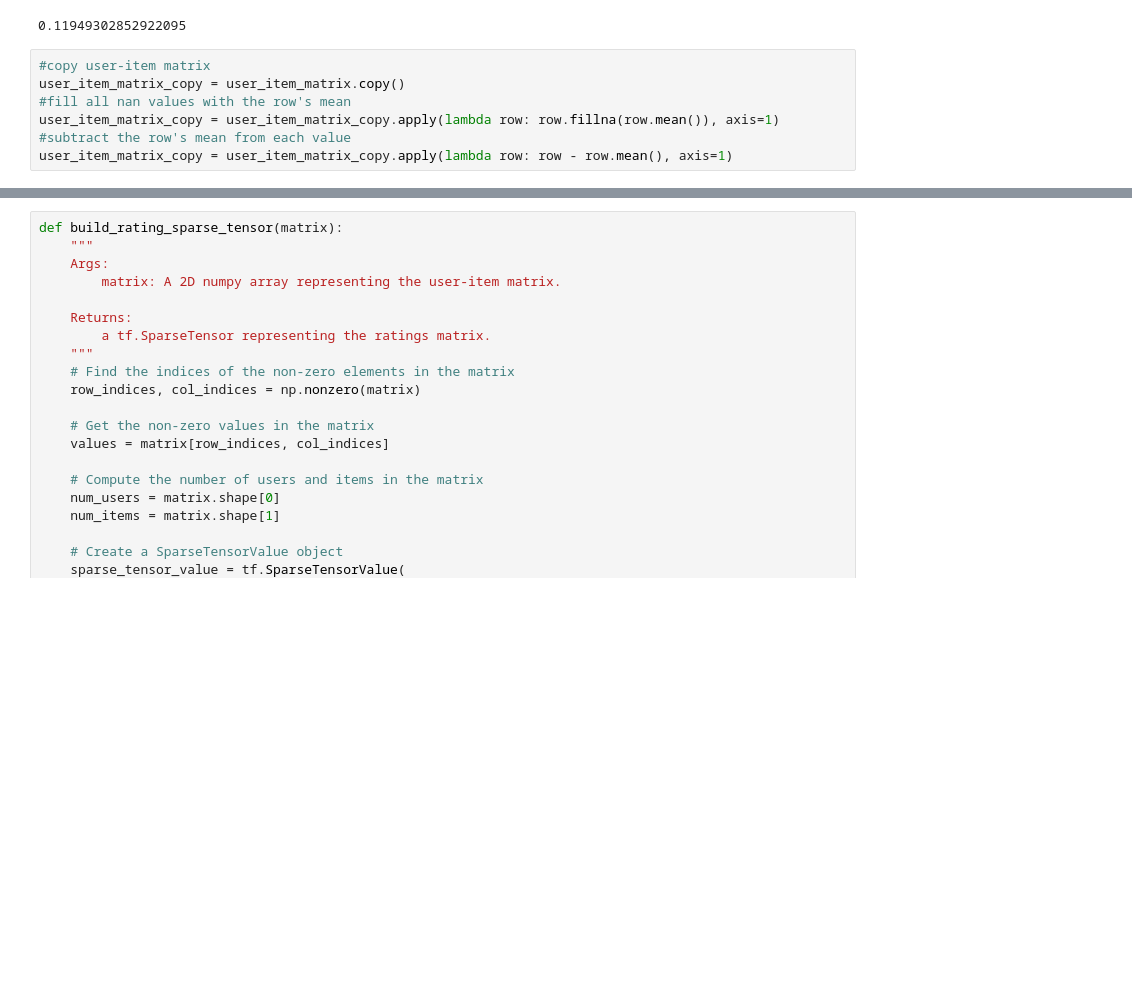
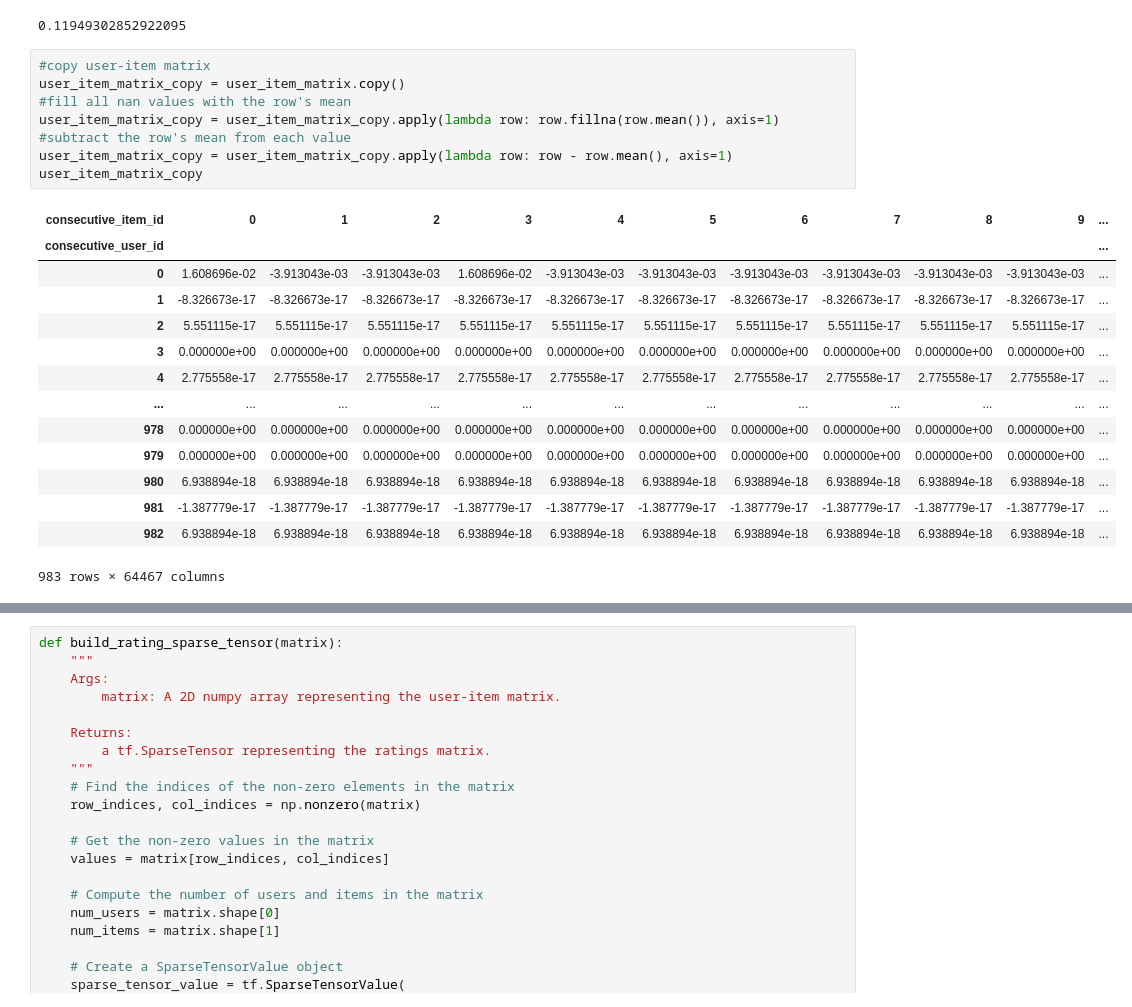
Before and after one commit to anhnh2003/MLProductRecommendation, a Jupyter notebook: src/RecommendationEngine.ipynb, the cells around one changed output, grey strips where cells are left out. Cells and saved outputs as stored; diff of their text form; blank space fills up the shorter version.

```diff
--- a/src/RecommendationEngine.ipynb
+++ b/src/RecommendationEngine.ipynb
@@ -127,7 +144,23 @@ num_non_nan / (num_users * num_items) * 100
 # %%
 #copy user-item matrix
 user_item_matrix_copy = user_item_matrix.copy()
 #fill all nan values with the row's mean
 user_item_matrix_copy = user_item_matrix_copy.apply(lambda row: row.fillna(row.mean()), axis=1)
 #subtract the row's mean from each value
 user_item_matrix_copy = user_item_matrix_copy.apply(lambda row: row - row.mean(), axis=1)
+user_item_matrix_copy
+# %% [output]
+| consecutive_item_id | 0 | 1 | 2 | 3 | 4 | 5 | 6 | 7 | 8 | 9 | ... |
+| consecutive_user_id |  |  |  |  |  |  |  |  |  |  | ... |
+| 0 | 1.608696e-02 | -3.913043e-03 | -3.913043e-03 | 1.608696e-02 | -3.913043e-03 | -3.913043e-03 | -3.913043e-03 | -3.913043e-03 | -3.913043e-03 | -3.913043e-03 | ... |
+| 1 | -8.326673e-17 | -8.326673e-17 | -8.326673e-17 | -8.326673e-17 | -8.326673e-17 | -8.326673e-17 | -8.326673e-17 | -8.326673e-17 | -8.326673e-17 | -8.326673e-17 | ... |
+| 2 | 5.551115e-17 | 5.551115e-17 | 5.551115e-17 | 5.551115e-17 | 5.551115e-17 | 5.551115e-17 | 5.551115e-17 | 5.551115e-17 | 5.551115e-17 | 5.551115e-17 | ... |
+| 3 | 0.000000e+00 | 0.000000e+00 | 0.000000e+00 | 0.000000e+00 | 0.000000e+00 | 0.000000e+00 | 0.000000e+00 | 0.000000e+00 | 0.000000e+00 | 0.000000e+00 | ... |
+| 4 | 2.775558e-17 | 2.775558e-17 | 2.775558e-17 | 2.775558e-17 | 2.775558e-17 | 2.775558e-17 | 2.775558e-17 | 2.775558e-17 | 2.775558e-17 | 2.775558e-17 | ... |
+| ... | ... | ... | ... | ... | ... | ... | ... | ... | ... | ... | ... |
+| 978 | 0.000000e+00 | 0.000000e+00 | 0.000000e+00 | 0.000000e+00 | 0.000000e+00 | 0.000000e+00 | 0.000000e+00 | 0.000000e+00 | 0.000000e+00 | 0.000000e+00 | ... |
+| 979 | 0.000000e+00 | 0.000000e+00 | 0.000000e+00 | 0.000000e+00 | 0.000000e+00 | 0.000000e+00 | 0.000000e+00 | 0.000000e+00 | 0.000000e+00 | 0.000000e+00 | ... |
+| 980 | 6.938894e-18 | 6.938894e-18 | 6.938894e-18 | 6.938894e-18 | 6.938894e-18 | 6.938894e-18 | 6.938894e-18 | 6.938894e-18 | 6.938894e-18 | 6.938894e-18 | ... |
+| 981 | -1.387779e-17 | -1.387779e-17 | -1.387779e-17 | -1.387779e-17 | -1.387779e-17 | -1.387779e-17 | -1.387779e-17 | -1.387779e-17 | -1.387779e-17 | -1.387779e-17 | ... |
+| 982 | 6.938894e-18 | 6.938894e-18 | 6.938894e-18 | 6.938894e-18 | 6.938894e-18 | 6.938894e-18 | 6.938894e-18 | 6.938894e-18 | 6.938894e-18 | 6.938894e-18 | ... |
+983 rows × 64467 columns
```
Also changed, not shown: parts of 13 cells of this notebook.
